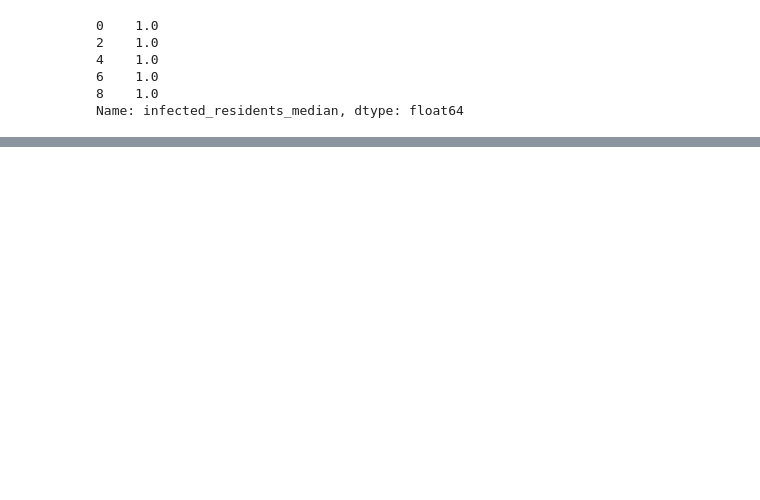
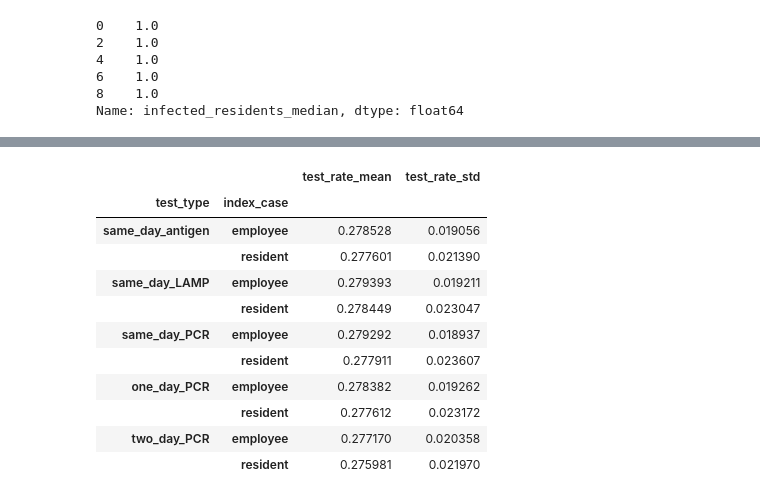
Before and after one commit to JanaLasser/nursing_home_SEIRX, a Jupyter notebook: analysis_testing_strategy.ipynb, the cells around one changed output, grey strips where cells are left out. Cells and saved outputs as stored; diff of their text form; code cells hidden in the pictures; blank space fills up the shorter version.

```diff
--- a/analysis_testing_strategy.ipynb
+++ b/analysis_testing_strategy.ipynb
@@ -346,0 +403,15 @@ Name: infected_residents_0.75, dtype: float64
+# %%
+data.loc[:,'never', '3 times\na week', :][['test_rate_mean', 'test_rate_std']]
+# %% [output]
+|  |  | test_rate_mean | test_rate_std |
+| test_type | index_case |  |  |
+| same_day_antigen | employee | 0.278528 | 0.019056 |
+|  | resident | 0.277601 | 0.021390 |
+| same_day_LAMP | employee | 0.279393 | 0.019211 |
+|  | resident | 0.278449 | 0.023047 |
+| same_day_PCR | employee | 0.279292 | 0.018937 |
+|  | resident | 0.277911 | 0.023607 |
+| one_day_PCR | employee | 0.278382 | 0.019262 |
+|  | resident | 0.277612 | 0.023172 |
+| two_day_PCR | employee | 0.277170 | 0.020358 |
+|  | resident | 0.275981 | 0.021970 |
```
Also changed, not shown: parts of 25 cells of this notebook, 2 other files.
